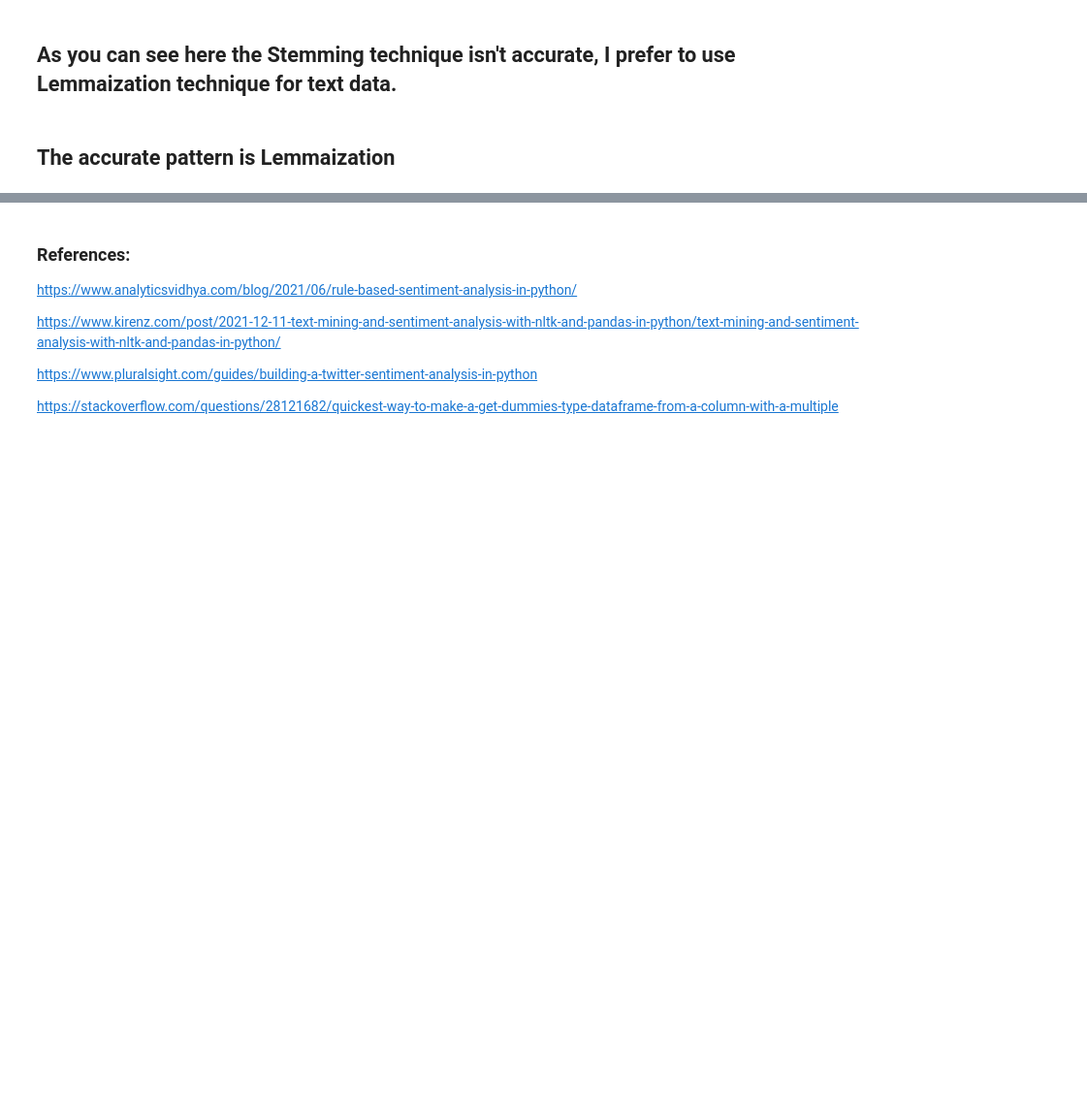
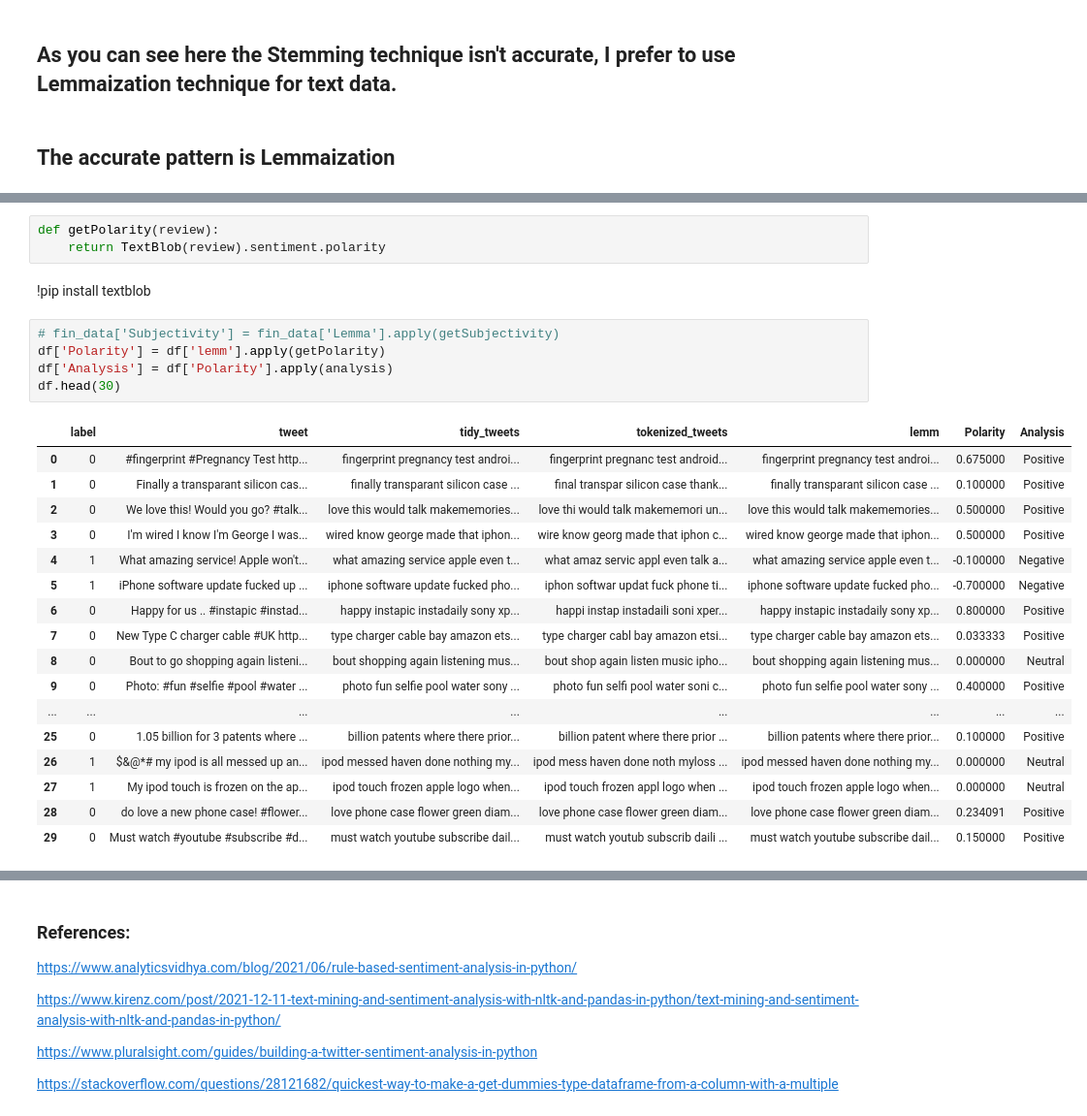
Before and after one commit to RonySoliman/Sentiment-Analysis-Hackthon, a Jupyter notebook: Identify the Sentiments (Hackthon)-Copy1.ipynb, the cells around one changed output, grey strips where cells are left out. Shown at 97% size. Drawn from its saved outputs; the diff is of its cells as text; blank space fills up the shorter version.

```diff
--- a/Identify the Sentiments (Hackthon)-Copy1.ipynb
+++ b/Identify the Sentiments (Hackthon)-Copy1.ipynb
@@ -186,0 +284,28 @@ pl.show()
+# %%
+def getPolarity(review):
+    return TextBlob(review).sentiment.polarity
+# %% [markdown]
+!pip install textblob
+# %%
+# fin_data['Subjectivity'] = fin_data['Lemma'].apply(getSubjectivity)
+df['Polarity'] = df['lemm'].apply(getPolarity)
+df['Analysis'] = df['Polarity'].apply(analysis)
+df.head(30)
+# %% [output]
+|  | label | tweet | tidy_tweets | tokenized_tweets | lemm | Polarity | Analysis |
+| 0 | 0 | #fingerprint #Pregnancy Test http... | fingerprint pregnancy test androi... | fingerprint pregnanc test android... | fingerprint pregnancy test androi... | 0.675000 | Positive |
+| 1 | 0 | Finally a transparant silicon cas... | finally transparant silicon case ... | final transpar silicon case thank... | finally transparant silicon case ... | 0.100000 | Positive |
+| 2 | 0 | We love this! Would you go? #talk... | love this would talk makememories... | love thi would talk makememori un... | love this would talk makememories... | 0.500000 | Positive |
+| 3 | 0 | I'm wired I know I'm George I was... | wired know george made that iphon... | wire know georg made that iphon c... | wired know george made that iphon... | 0.500000 | Positive |
+| 4 | 1 | What amazing service! Apple won't... | what amazing service apple even t... | what amaz servic appl even talk a... | what amazing service apple even t... | -0.100000 | Negative |
+| 5 | 1 | iPhone software update fucked up ... | iphone software update fucked pho... | iphon softwar updat fuck phone ti... | iphone software update fucked pho... | -0.700000 | Negative |
+| 6 | 0 | Happy for us .. #instapic #instad... | happy instapic instadaily sony xp... | happi instap instadaili soni xper... | happy instapic instadaily sony xp... | 0.800000 | Positive |
+| 7 | 0 | New Type C charger cable #UK http... | type charger cable bay amazon ets... | type charger cabl bay amazon etsi... | type charger cable bay amazon ets... | 0.033333 | Positive |
+| 8 | 0 | Bout to go shopping again listeni... | bout shopping again listening mus... | bout shop again listen music ipho... | bout shopping again listening mus... | 0.000000 | Neutral |
+| 9 | 0 | Photo: #fun #selfie #pool #water ... | photo fun selfie pool water sony ... | photo fun selfi pool water soni c... | photo fun selfie pool water sony ... | 0.400000 | Positive |
+| ... | ... | ... | ... | ... | ... | ... | ... |
+| 25 | 0 | 1.05 billion for 3 patents where ... | billion patents where there prior... | billion patent where there prior ... | billion patents where there prior... | 0.100000 | Positive |
+| 26 | 1 | $&@*# my ipod is all messed up an... | ipod messed haven done nothing my... | ipod mess haven done noth myloss ... | ipod messed haven done nothing my... | 0.000000 | Neutral |
+| 27 | 1 | My ipod touch is frozen on the ap... | ipod touch frozen apple logo when... | ipod touch frozen appl logo when ... | ipod touch frozen apple logo when... | 0.000000 | Neutral |
+| 28 | 0 | do love a new phone case! #flower... | love phone case flower green diam... | love phone case flower green diam... | love phone case flower green diam... | 0.234091 | Positive |
+| 29 | 0 | Must watch #youtube #subscribe #d... | must watch youtube subscribe dail... | must watch youtub subscrib daili ... | must watch youtube subscribe dail... | 0.150000 | Positive |
```
Also changed, not shown: parts of 25 cells of this notebook.
